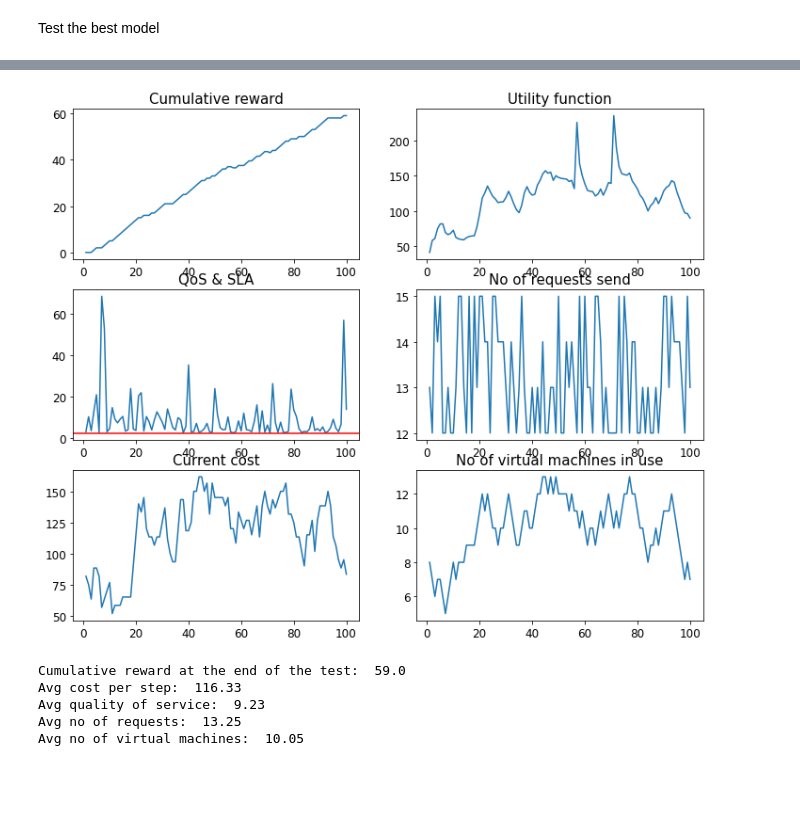
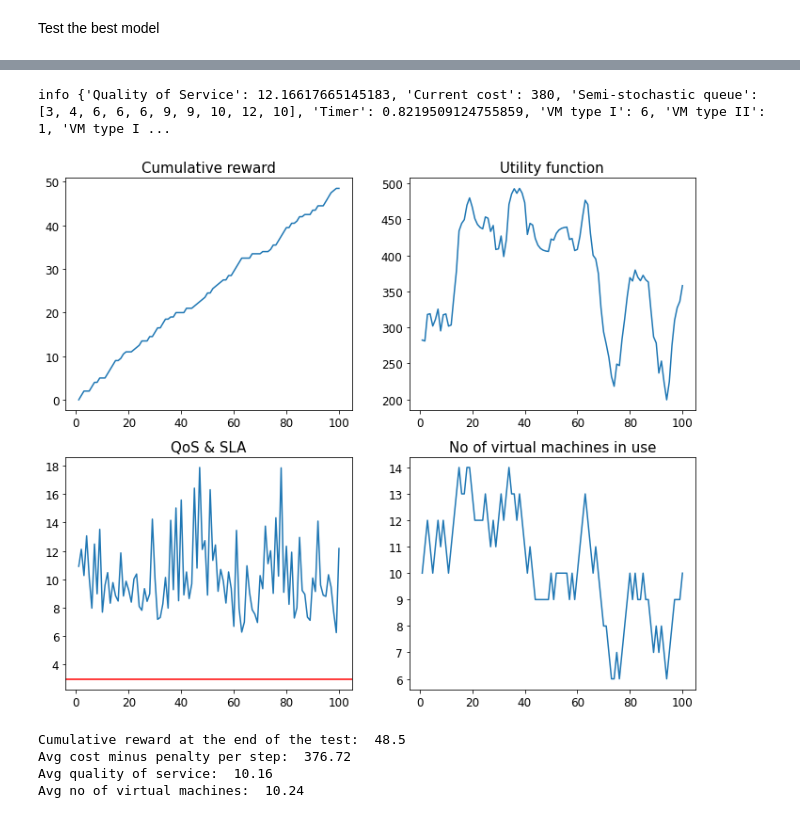
Before and after one commit to dkapczynska/Resource_management_RL, a Jupyter notebook: 06.Dueling_Deep_Q Learning.ipynb, the cells around one changed output, grey strips where cells are left out. Cells and saved outputs as stored; diff of their text form; code cells hidden in the pictures; blank space fills up the shorter version.

```diff
--- a/06.Dueling_Deep_Q Learning.ipynb
+++ b/06.Dueling_Deep_Q Learning.ipynb
@@ -28,14 +28,13 @@ import warnings
 
 warnings.filterwarnings("ignore")
 # %%
-# Replicate runs
-TEST_EPISODES = 10
-
 # SIM PARAMETERS
-SLA = 2.5
-VM_TYPE1 = 5
+SLA = 3
+VM_TYPE1 = 7
 VM_TYPE2 = 3
 VM_TYPE3 = 1
+SCENARIO = 'train'
+PENALTY = 200
 STEPS = 100
 ALPHA = 0.5
 BETA = 0.5
@@ -214,6 +213,8 @@ def run_dist_app():
               vm_1 = VM_TYPE1,
               vm_2 = VM_TYPE2,
               vm_3 = VM_TYPE3,
+              scenario = 'train',
+              penalty = PENALTY,
               steps = STEPS,
               alpha = ALPHA,
               beta = BETA)
@@ -564,24 +430,10 @@ info {'Quality of Service': 13.8902, 'Current cost': 83.33, 'Queue len': 13, 'Ti
-# %%
-viz_performance(cumulative_reward=value,
-               utility_function=np.reshape(utility_function, [100,]),
-               qos=quality_of_service,
-               queue_len=queue_len,
-               cost = cost_lst,
-               no_of_vm = no_of_vm_lst,
-               steps=steps_lst,
-               sla=SLA)
-# %% [output]
-[figure, removed]
-# %%
-# detailed results:
-print("Cumulative reward at the end of the test: ", value[-1])
-print("Avg cost per step: ", np.round(np.mean(cost_lst), 2))
-print("Avg quality of service: ", np.round(np.mean(quality_of_service), 2))
-print("Avg no of requests: ", np.mean(queue_len))
-print("Avg no of virtual machines: ", np.mean(no_of_vm_lst))
-# %% [output]
-Cumulative reward at the end of the test:  59.0
-Avg cost per step:  116.33
-Avg quality of service:  9.23
-Avg no of requests:  13.25
-Avg no of virtual machines:  10.05
+# %%
+SCENARIO = 'test_scenario_1'
+test_model_Qlearning(best_net, SLA, VM_TYPE1, VM_TYPE2, VM_TYPE3, STEPS, SCENARIO, PENALTY, ALPHA, BETA)
+# %% [output]
+info {'Quality of Service': 12.16617665145183, 'Current cost': 380, 'Semi-stochastic queue': [3, 4, 6, 6, 6, 9, 9, 10, 12, 10], 'Timer': 0.8219509124755859, 'VM type I': 6, 'VM type II': 1, 'VM type I ...
+[figure, added]
+Cumulative reward at the end of the test:  48.5
+Avg cost minus penalty per step:  376.72
+Avg quality of service:  10.16
+Avg no of virtual machines:  10.24
```
Also changed, not shown: parts of 4 cells of this notebook.
